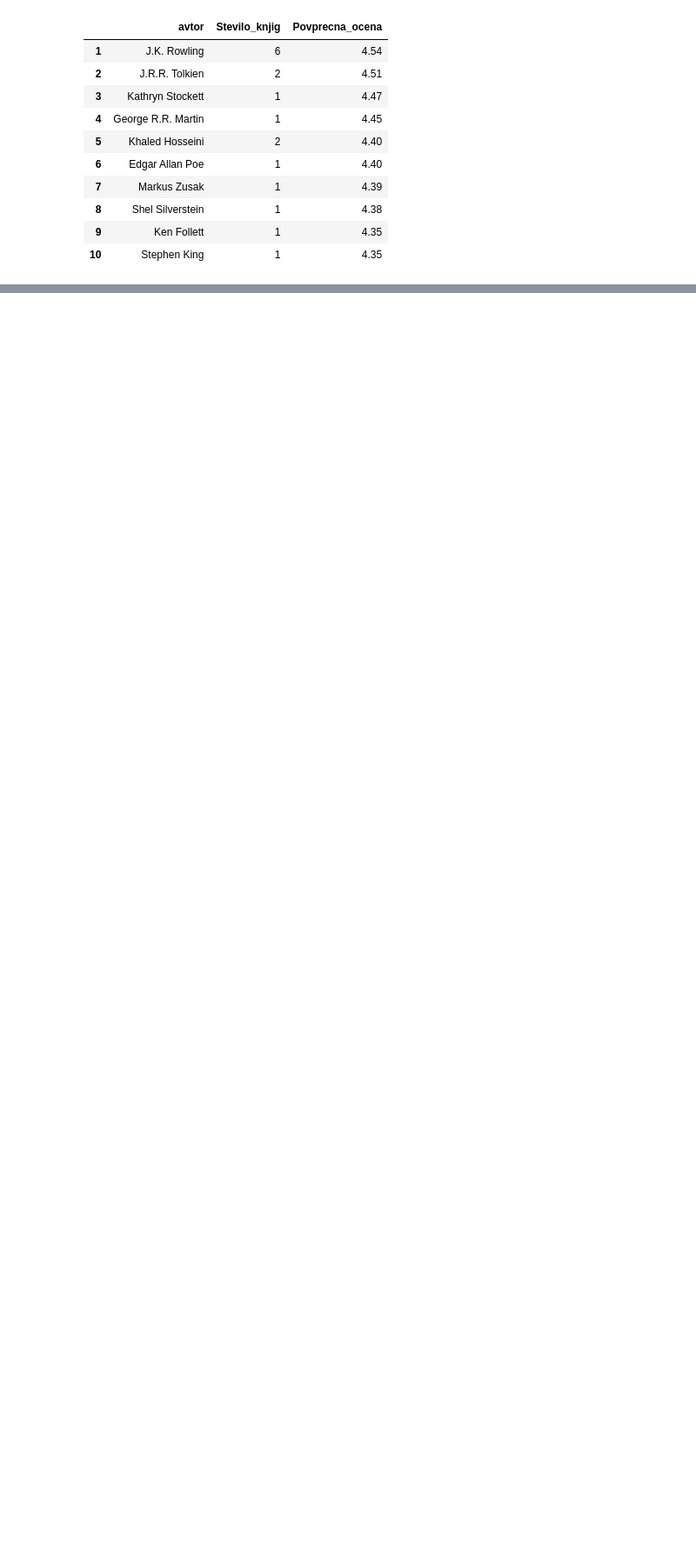
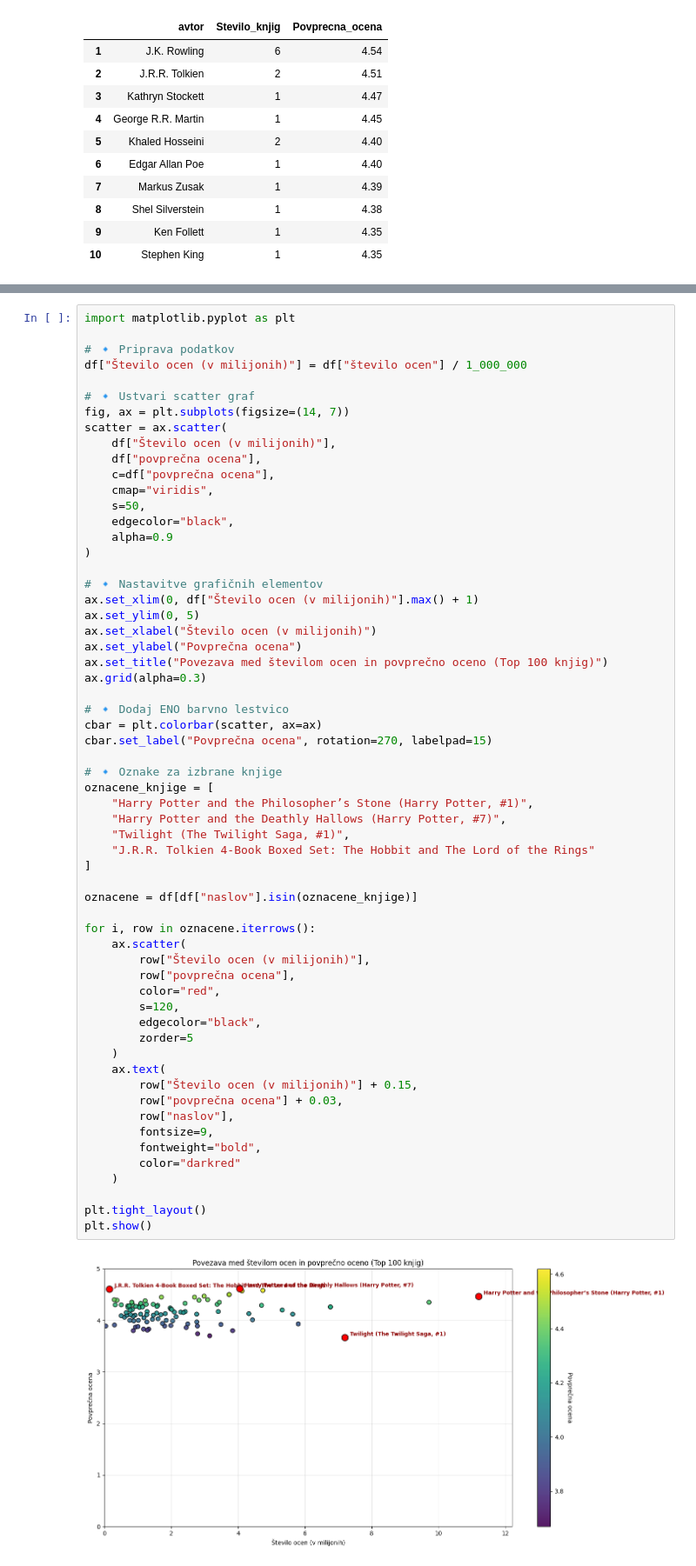
Before and after one commit to Anzevogric/uvp_projektna_naloga, a Jupyter notebook: notebooks/analiza.ipynb, the cells around one changed output, grey strips where cells are left out. Shown at 87% size. Saved outputs shown, nothing was run; the diff lists cells and outputs as text; blank space fills up the shorter version.

```diff
--- a/notebooks/analiza.ipynb
+++ b/notebooks/analiza.ipynb
@@ -180,0 +181,62 @@ Zgoraj vidimo povprečno oceno najbooljših desetih avtorjev, kjer se trend *J.K
+# %%
+import matplotlib.pyplot as plt
+
+# 🔹 Priprava podatkov
+df["Število ocen (v milijonih)"] = df["število ocen"] / 1_000_000
+
+# 🔹 Ustvari scatter graf
+fig, ax = plt.subplots(figsize=(14, 7))
+scatter = ax.scatter(
+    df["Število ocen (v milijonih)"],
+    df["povprečna ocena"],
+    c=df["povprečna ocena"],
+    cmap="viridis",
+    s=50,
+    edgecolor="black",
+    alpha=0.9
+)
+
+# 🔹 Nastavitve grafičnih elementov
+ax.set_xlim(0, df["Število ocen (v milijonih)"].max() + 1)
+ax.set_ylim(0, 5)
+ax.set_xlabel("Število ocen (v milijonih)")
+ax.set_ylabel("Povprečna ocena")
+ax.set_title("Povezava med številom ocen in povprečno oceno (Top 100 knjig)")
+ax.grid(alpha=0.3)
+
+# 🔹 Dodaj ENO barvno lestvico
+cbar = plt.colorbar(scatter, ax=ax)
+cbar.set_label("Povprečna ocena", rotation=270, labelpad=15)
+
+# 🔹 Oznake za izbrane knjige
+oznacene_knjige = [
+    "Harry Potter and the Philosopher’s Stone (Harry Potter, #1)",
+    "Harry Potter and the Deathly Hallows (Harry Potter, #7)",
+    "Twilight (The Twilight Saga, #1)",
+    "J.R.R. Tolkien 4-Book Boxed Set: The Hobbit and The Lord of the Rings"
+]
+
+oznacene = df[df["naslov"].isin(oznacene_knjige)]
+
+for i, row in oznacene.iterrows():
+    ax.scatter(
+        row["Število ocen (v milijonih)"],
+        row["povprečna ocena"],
+        color="red",
+        s=120,
+        edgecolor="black",
+        zorder=5
+    )
+    ax.text(
+        row["Število ocen (v milijonih)"] + 0.15,
+        row["povprečna ocena"] + 0.03,
+        row["naslov"],
+        fontsize=9,
+        fontweight="bold",
+        color="darkred"
+    )
+
+plt.tight_layout()
+plt.show()
+# %% [output]
+[figure, added]
```
Also changed, not shown: parts of 2 cells of this notebook.
